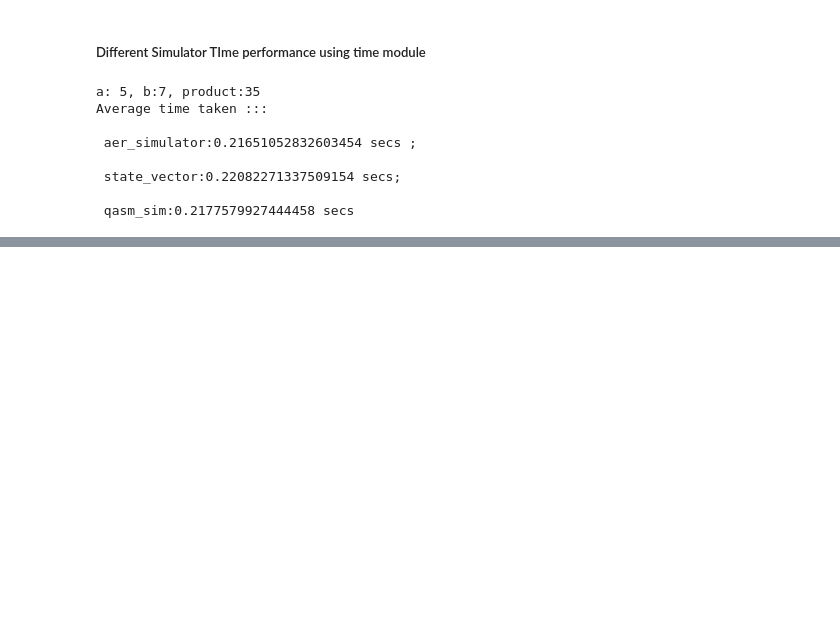
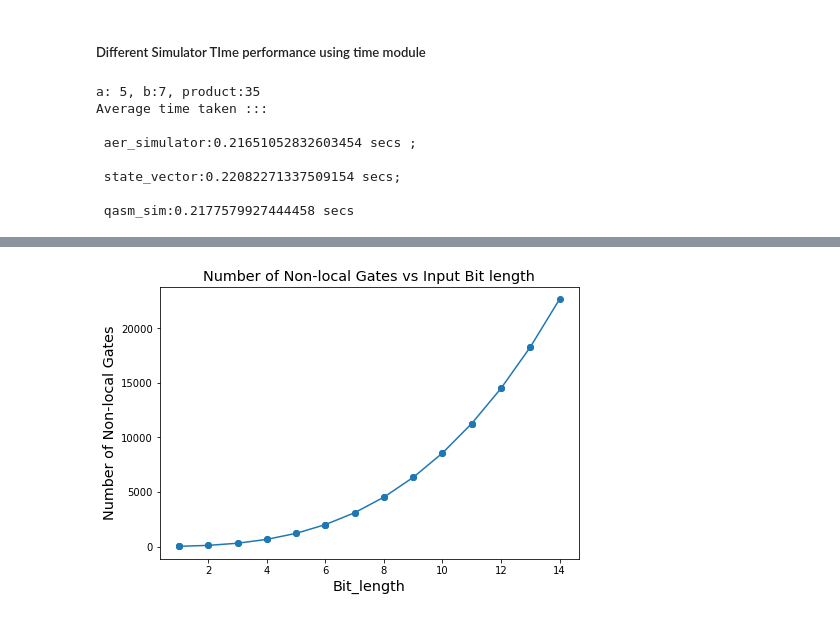
Before and after one commit to AnDa-creator/QOSF-task1-cohort6, a Jupyter notebook: QOSF task 1.ipynb, the cells around one changed output, grey strips where cells are left out. Drawn from its saved outputs; the diff is of its cells as text; code cells hidden in the pictures; blank space fills up the shorter version.

```diff
--- a/QOSF task 1.ipynb
+++ b/QOSF task 1.ipynb
@@ -396,3 +483,11 @@ Average time taken :::
+# %%
+plt.scatter(bit_lens, Gates)
+plt.plot(bit_lens, Gates)
+plt.xlabel("Bit_length"); plt.ylabel("Number of Non-local Gates")
+plt.title("Number of Non-local Gates vs Input Bit length")
+plt.show()
+# %% [output]
+[figure, added]
 # %%
 import qiskit.tools.jupyter
 %qiskit_version_table
```
Also changed, not shown: parts of 16 cells of this notebook.
